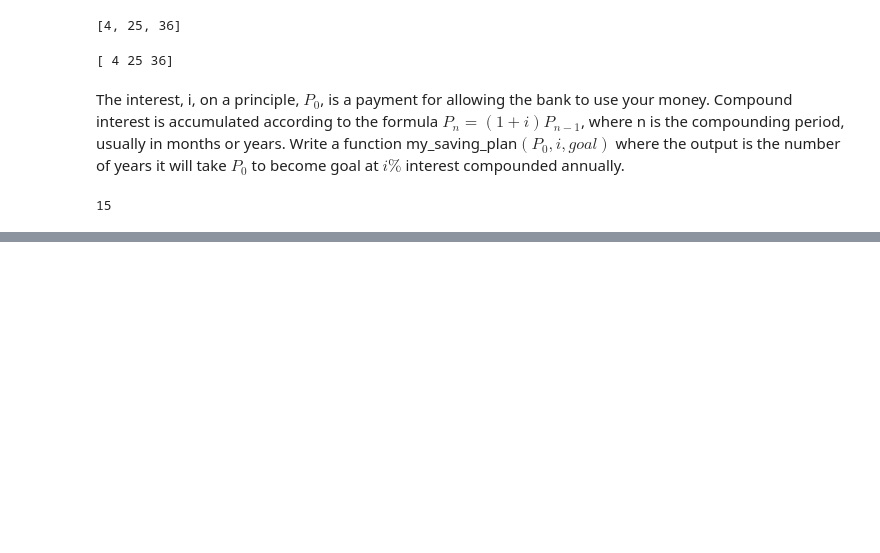
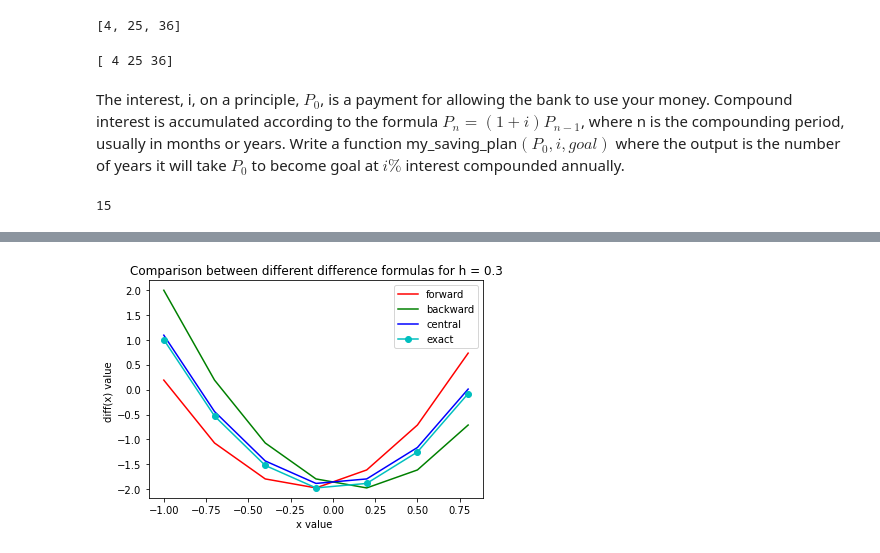
Before and after one commit to RiteshKhan/Random, a Jupyter notebook: 11_02_2022.ipynb, the cells around one changed output, grey strips where cells are left out. Cells and saved outputs as stored; diff of their text form; code cells hidden in the pictures; blank space fills up the shorter version.

```diff
--- a/11_02_2022.ipynb
+++ b/11_02_2022.ipynb
@@ -182,0 +246,21 @@ Fibo_Prime2(15)
+# %%
+# step length h = 0.3
+h  = 0.3
+f  = lambda x: x**3 - 2*x
+df = lambda x: 3*x**2 -2
+xvec  = np.arange(-1,1,h)
+frwd  = forward_diff(f,xvec,h)
+bkwd  = backward_diff(f,xvec,h)
+cend  = central_diff(f,xvec,h)
+exact = df(xvec)
+plt.plot(xvec,frwd, color = 'r', label = "forward")
+plt.plot(xvec,bkwd, color = 'g', label = "backward")
+plt.plot(xvec,cend, color = 'b', label = "central")
+plt.plot(xvec,exact,'-o', color = 'c', label = "exact")
+plt.xlabel("x value ")
+plt.ylabel("diff(x) value ")
+plt.legend()
+plt.title("Comparison between different difference formulas for h = 0.3")
+plt.show()
+# %% [output]
+[figure, added]
```
Also changed, not shown: parts of 7 cells of this notebook.
